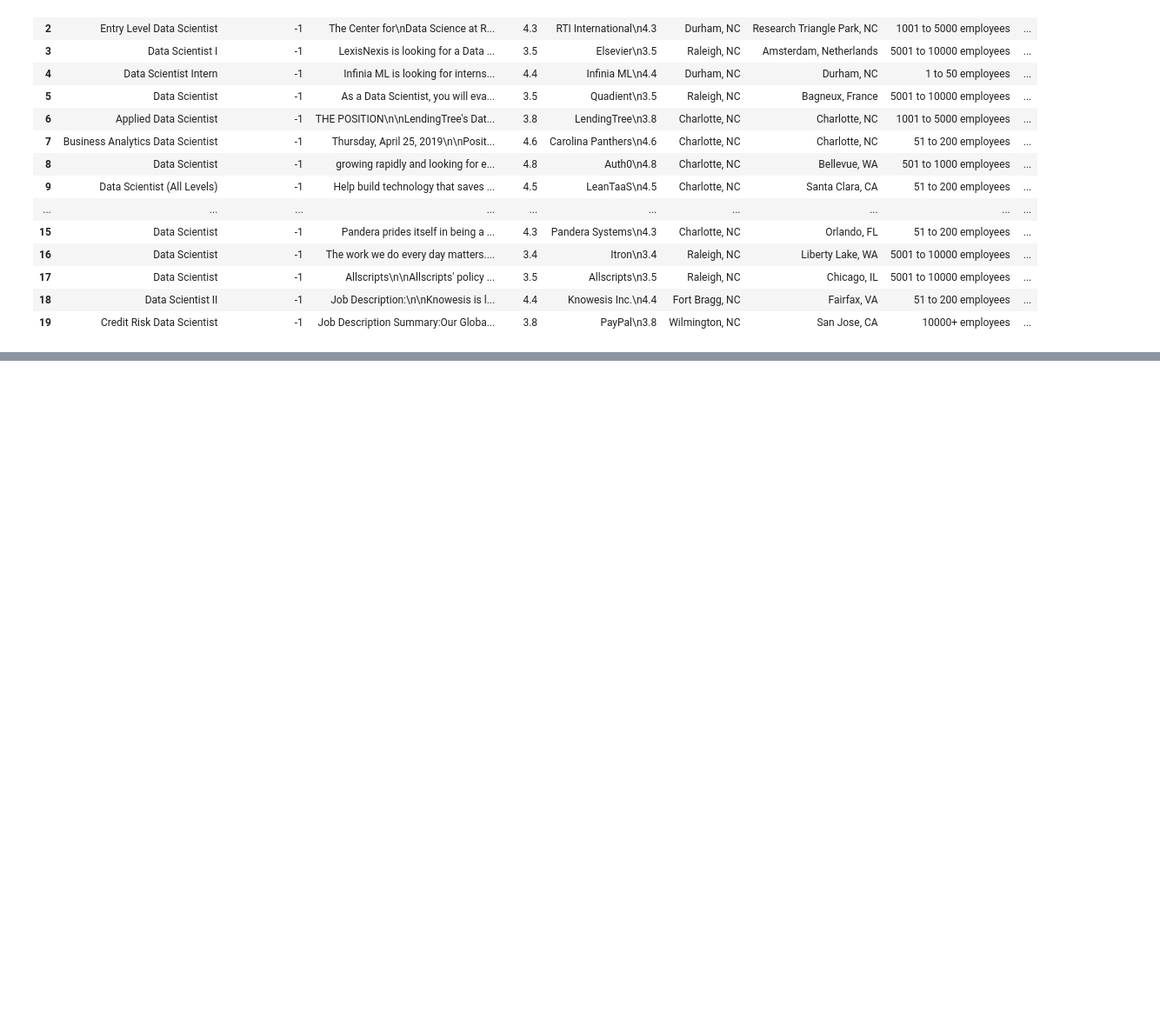
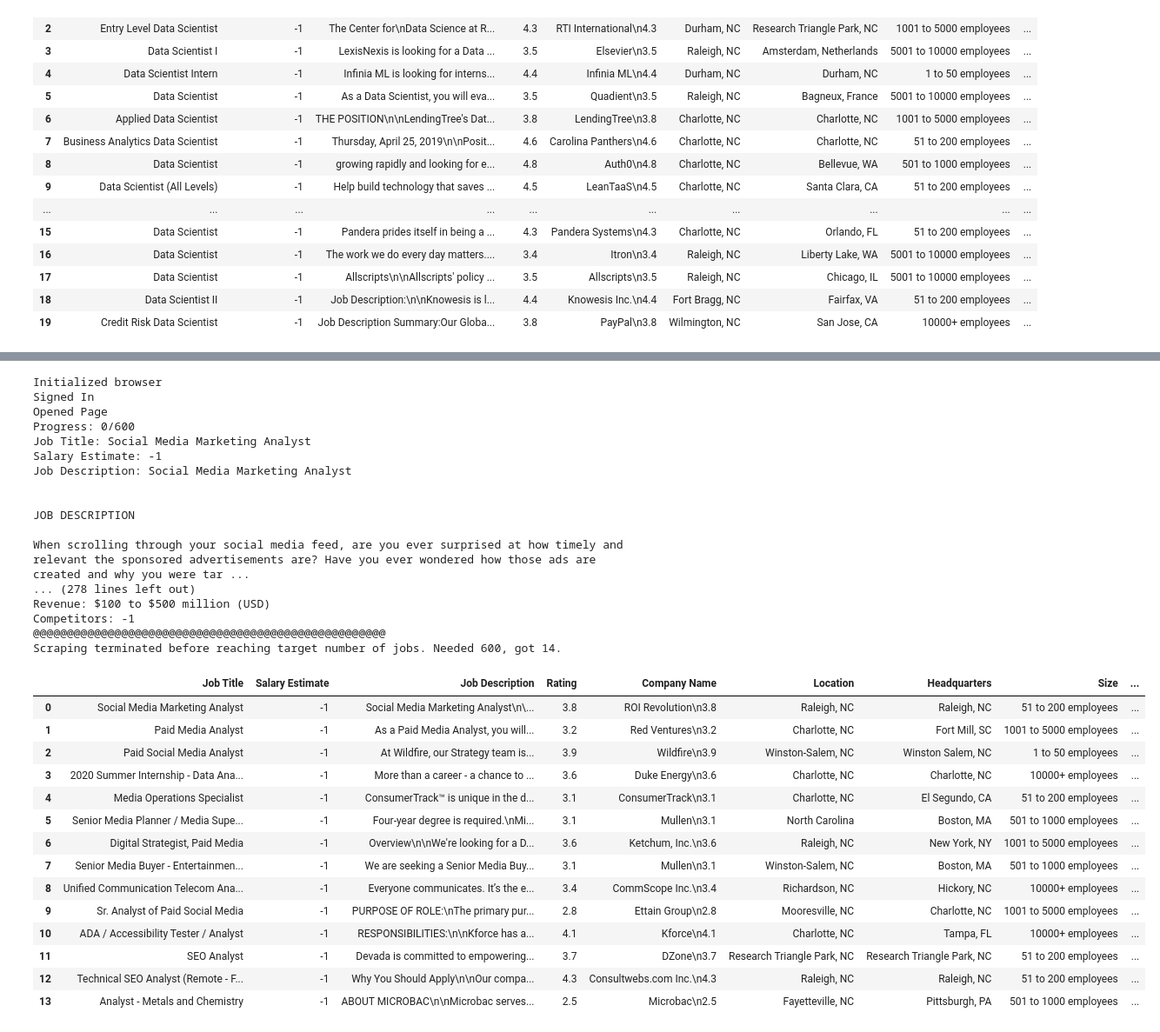
Before and after one commit to jhenrypenrose/jobScraper, a Jupyter notebook: glassdoor scraping.ipynb, the cells around one changed output, grey strips where cells are left out. Shown at 87% size. Drawn from its saved outputs; the diff is of its cells as text; code cells hidden in the pictures; blank space fills up the shorter version.

```diff
--- a/glassdoor scraping.ipynb
+++ b/glassdoor scraping.ipynb
@@ -37,7 +37,18 @@ def sign_in():
 
     print('Signed In')
 # %%
-def get_jobs_GD(keyword, num_jobs, verbose):
+def get_jobs_GD(keyword, num_jobs, seniority, verbose):
+
+    #seniority Types:
+        # internship
+        # entrylevel
+        # midseniorlevel
+        # director
+        # executive
+        # all
+
+    seniority = seniority
+
     # BROWSER
     #Initializing the webdriver
     options = webdriver.ChromeOptions()
@@ -78,7 +89,7 @@ def get_jobs_GD(keyword, num_jobs, verbose):
 
     '''Gathers jobs as a dataframe, scraped from Glassdoor'''
 
-    url = 'https://www.glassdoor.com/Job/jobs.htm?sc.keyword="' + keyword + '"&locT=S&locId=1282&locKeyword=North%20Carolina&jobType=all&fromAge=30&minSalary=0&includeNoSalaryJobs=true&radius=25&cityId=-1&minRating=0.0&industryId=-1&sgocId=-1&seniorityType=all&companyId=-1&employerSizes=0&applicationType=0&remoteWorkType=0'
+    url = 'https://www.glassdoor.com/Job/jobs.htm?sc.keyword=' + keyword + '&locT=S&locId=1282&locKeyword=North%20Carolina&jobType=all&fromAge=30&minSalary=0&includeNoSalaryJobs=true&radius=25&cityId=-1&minRating=0.0&industryId=-1&sgocId=-1&seniorityType=' + seniority + '&companyId=-1&employerSizes=0&applicationType=0&remoteWorkType=0'
 
     driver.get(url)
     jobs = []
@@ -219,6 +230,7 @@ def get_jobs_GD(keyword, num_jobs, verbose):
                 print("Competitors: {}".format(competitors))
                 print("@@@@@@@@@@@@@@@@@@@@@@@@@@@@@@@@@@@@@@@@@@@@@@@@@@@@")
 
+
             jobs.append({"Job Title" : job_title,
             "Salary Estimate" : salary_estimate,
             "Job Description" : job_description,
@@ -381,0 +302,37 @@ Scraping terminated before reaching target number of jobs. Needed 3790, got 958.
+# %%
+analyst_MA = get_jobs_GD("Media Analyst", 600, 'all', 'verbose')
+analyst_MA.to_csv ('analyst_MA_all_3-10.csv',float_format="%1.2f")
+analyst_MA
+# %% [output]
+Initialized browser
+Signed In
+Opened Page
+Progress: 0/600
+Job Title: Social Media Marketing Analyst
+Salary Estimate: -1
+Job Description: Social Media Marketing Analyst
+
+
+JOB DESCRIPTION
+
+When scrolling through your social media feed, are you ever surprised at how timely and relevant the sponsored advertisements are? Have you ever wondered how those ads are created and why you were tar ...
+... (278 lines left out)
+Revenue: $100 to $500 million (USD)
+Competitors: -1
+@@@@@@@@@@@@@@@@@@@@@@@@@@@@@@@@@@@@@@@@@@@@@@@@@@@@
+Scraping terminated before reaching target number of jobs. Needed 600, got 14.
+|  | Job Title | Salary Estimate | Job Description | Rating | Company Name | Location | Headquarters | Size | ... |
+| 0 | Social Media Marketing Analyst | -1 | Social Media Marketing Analyst\n\... | 3.8 | ROI Revolution\n3.8 | Raleigh, NC | Raleigh, NC | 51 to 200 employees | ... |
+| 1 | Paid Media Analyst | -1 | As a Paid Media Analyst, you will... | 3.2 | Red Ventures\n3.2 | Charlotte, NC | Fort Mill, SC | 1001 to 5000 employees | ... |
+| 2 | Paid Social Media Analyst | -1 | At Wildfire, our Strategy team is... | 3.9 | Wildfire\n3.9 | Winston-Salem, NC | Winston Salem, NC | 1 to 50 employees | ... |
+| 3 | 2020 Summer Internship - Data Ana... | -1 | More than a career - a chance to ... | 3.6 | Duke Energy\n3.6 | Charlotte, NC | Charlotte, NC | 10000+ employees | ... |
+| 4 | Media Operations Specialist | -1 | ConsumerTrack™ is unique in the d... | 3.1 | ConsumerTrack\n3.1 | Charlotte, NC | El Segundo, CA | 51 to 200 employees | ... |
+| 5 | Senior Media Planner / Media Supe... | -1 | Four-year degree is required.\nMi... | 3.1 | Mullen\n3.1 | North Carolina | Boston, MA | 501 to 1000 employees | ... |
+| 6 | Digital Strategist, Paid Media | -1 | Overview\n\nWe're looking for a D... | 3.6 | Ketchum, Inc.\n3.6 | Raleigh, NC | New York, NY | 1001 to 5000 employees | ... |
+| 7 | Senior Media Buyer - Entertainmen... | -1 | We are seeking a Senior Media Buy... | 3.1 | Mullen\n3.1 | Winston-Salem, NC | Boston, MA | 501 to 1000 employees | ... |
+| 8 | Unified Communication Telecom Ana... | -1 | Everyone communicates. It’s the e... | 3.4 | CommScope Inc.\n3.4 | Richardson, NC | Hickory, NC | 10000+ employees | ... |
+| 9 | Sr. Analyst of Paid Social Media | -1 | PURPOSE OF ROLE:\nThe primary pur... | 2.8 | Ettain Group\n2.8 | Mooresville, NC | Charlotte, NC | 1001 to 5000 employees | ... |
+| 10 | ADA / Accessibility Tester / Analyst | -1 | RESPONSIBILITIES:\n\nKforce has a... | 4.1 | Kforce\n4.1 | Charlotte, NC | Tampa, FL | 10000+ employees | ... |
+| 11 | SEO Analyst | -1 | Devada is committed to empowering... | 3.7 | DZone\n3.7 | Research Triangle Park, NC | Research Triangle Park, NC | 51 to 200 employees | ... |
+| 12 | Technical SEO Analyst (Remote - F... | -1 | Why You Should Apply\n\nOur compa... | 4.3 | Consultwebs.com Inc.\n4.3 | Raleigh, NC | Raleigh, NC | 51 to 200 employees | ... |
+| 13 | Analyst - Metals and Chemistry | -1 | ABOUT MICROBAC\n\nMicrobac serves... | 2.5 | Microbac\n2.5 | Fayetteville, NC | Pittsburgh, PA | 501 to 1000 employees | ... |
```
Also changed, not shown: parts of 4 cells of this notebook, 1 other file.
